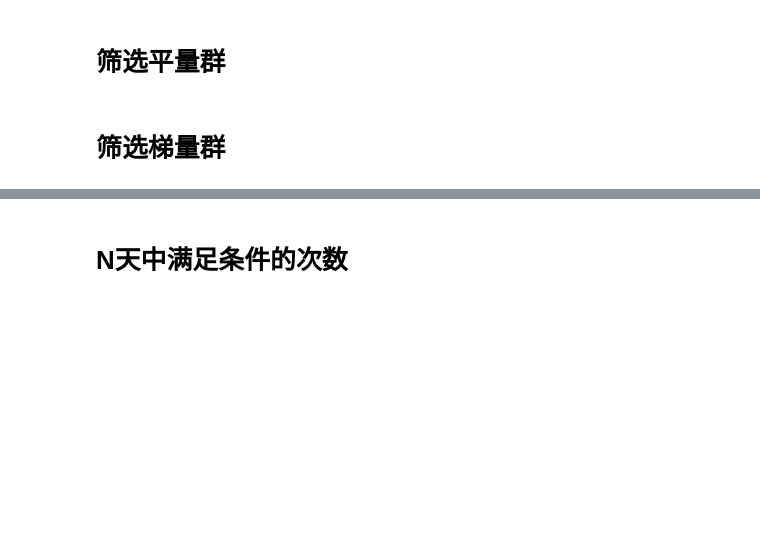
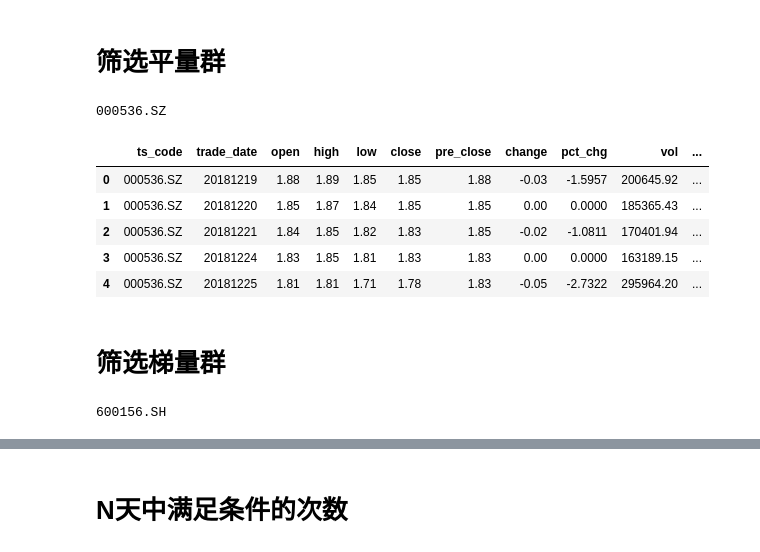
Before and after one commit to xn6o6x/A-SHARE, a Jupyter notebook: A股实测封装.ipynb, the cells around one changed output, grey strips where cells are left out. Saved outputs shown, nothing was run; the diff lists cells and outputs as text; code cells hidden in the pictures; blank space fills up the shorter version.

```diff
--- a/A股实测封装.ipynb
+++ b/A股实测封装.ipynb
@@ -568,10 +688,24 @@ selected = get_slq(date='20190325', period=5, rough=0.8, ignore=[], print_mode=T
 # %%
 selected = get_plq()
 # %%
-selected = get_plq(date='20190325', period=5, rough=0.8, ignore=[], print_mode=True)
+selected = get_plq(date='20190329', period=3, rough=0.7, ignore=[], print_mode=True)
+# %% [output]
+000536.SZ
+# %%
+df = plotly_ohlc(code='000536.SZ', date='20190329', period=100)
+df.head()
+# %% [output]
+|  | ts_code | trade_date | open | high | low | close | pre_close | change | pct_chg | vol | ... |
+| 0 | 000536.SZ | 20181219 | 1.88 | 1.89 | 1.85 | 1.85 | 1.88 | -0.03 | -1.5957 | 200645.92 | ... |
+| 1 | 000536.SZ | 20181220 | 1.85 | 1.87 | 1.84 | 1.85 | 1.85 | 0.00 | 0.0000 | 185365.43 | ... |
+| 2 | 000536.SZ | 20181221 | 1.84 | 1.85 | 1.82 | 1.83 | 1.85 | -0.02 | -1.0811 | 170401.94 | ... |
+| 3 | 000536.SZ | 20181224 | 1.83 | 1.85 | 1.81 | 1.83 | 1.83 | 0.00 | 0.0000 | 163189.15 | ... |
+| 4 | 000536.SZ | 20181225 | 1.81 | 1.81 | 1.71 | 1.78 | 1.83 | -0.05 | -2.7322 | 295964.20 | ... |
 # %% [markdown]
 # 筛选梯量群
 # %%
 selected = get_tlq()
 # %%
-selected = get_tlq(date='20190325', period=5, rough=0.8, ignore=[], print_mode=True)
+selected = get_tlq(date='20190320', period=8, rough=0.8, ignore=[], print_mode=True)
+# %% [output]
+600156.SH
```
Also changed, not shown: parts of 38 cells of this notebook, 1 other file.
